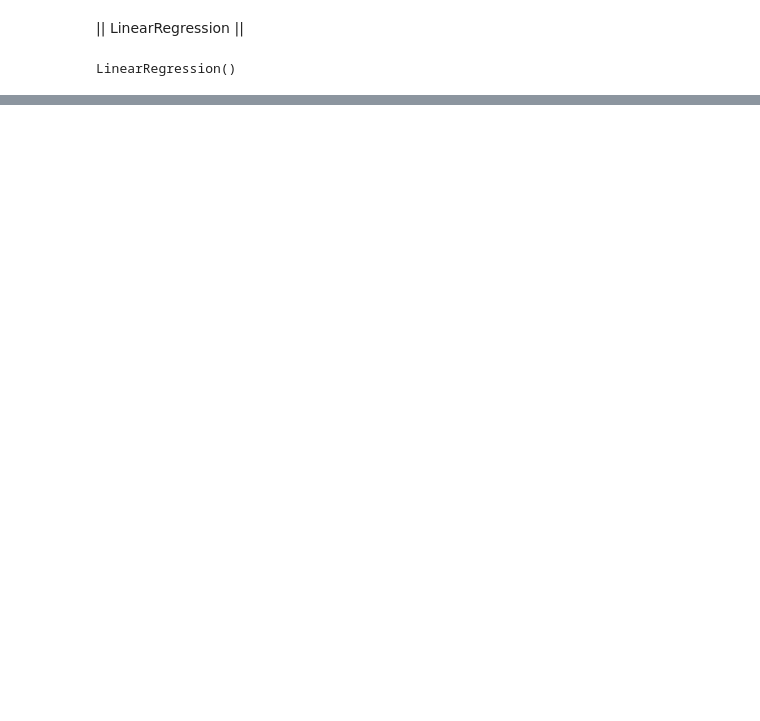
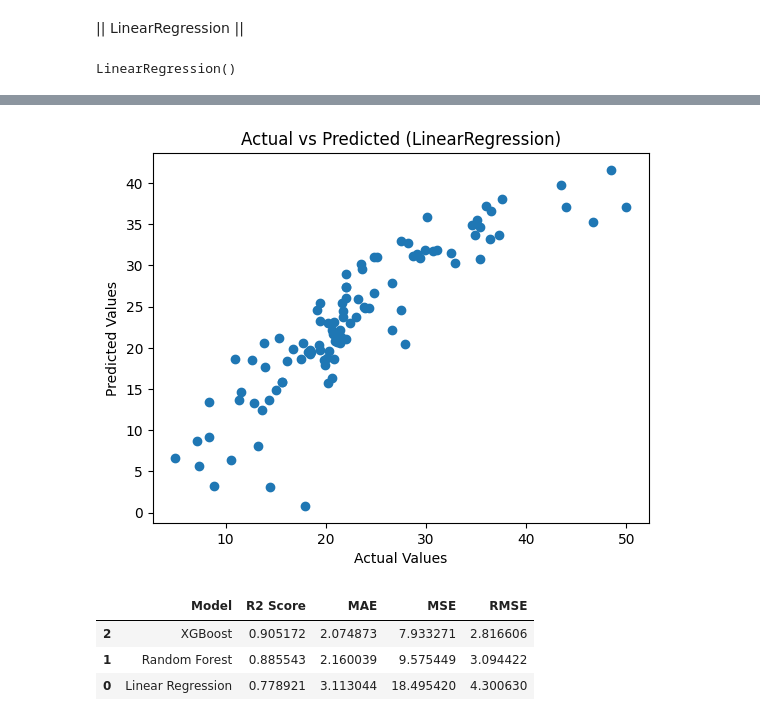
Before and after one commit to devsivv/house_prediction_machine_learning, a Jupyter notebook: house_price_prediction.ipynb, the cells around one changed output, grey strips where cells are left out. Cells and saved outputs as stored; diff of their text form; code cells hidden in the pictures; blank space fills up the shorter version.

```diff
--- a/house_price_prediction.ipynb
+++ b/house_price_prediction.ipynb
@@ -220,4 +264,4 @@ reg.fit(X_train, Y_train)
 # %% [output]
 LinearRegression()
 # %%
-reg.score(X_test, Y_test)
+pred_LR = reg.predict(X_test)
@@ -225,0 +300,39 @@ reg.score(X_test, Y_test)
+# %%
+plt.scatter(Y_test, pred_LR)
+plt.xlabel('Actual Values')
+plt.ylabel('Predicted Values')
+plt.title('Actual vs Predicted (LinearRegression)')
+plt.show()
+# %% [output]
+[figure, added]
+# %%
+results = pd.DataFrame({
+    'Model': ['Linear Regression', 'Random Forest', 'XGBoost'],
+    'R2 Score': [
+        R2_score_LR,
+        R2_score_RF,
+        R2_score_XGB
+    ],
+    'MAE': [
+        MAE_LR,
+        MAE_RF,
+        MAE_XGB
+    ],
+    'MSE': [
+        MSE_LR,
+        MSE_RF,
+        MSE_XGB
+    ],
+    'RMSE': [
+        RMSE_LR,
+        RMSE_RF,
+        RMSE_XGB
+    ]
+})
+
+results.sort_values(by='R2 Score', ascending=False)
+# %% [output]
+|  | Model | R2 Score | MAE | MSE | RMSE |
+| 2 | XGBoost | 0.905172 | 2.074873 | 7.933271 | 2.816606 |
+| 1 | Random Forest | 0.885543 | 2.160039 | 9.575449 | 3.094422 |
+| 0 | Linear Regression | 0.778921 | 3.113044 | 18.495420 | 4.300630 |
```
Also changed, not shown: parts of 9 cells of this notebook, 4 other files.
